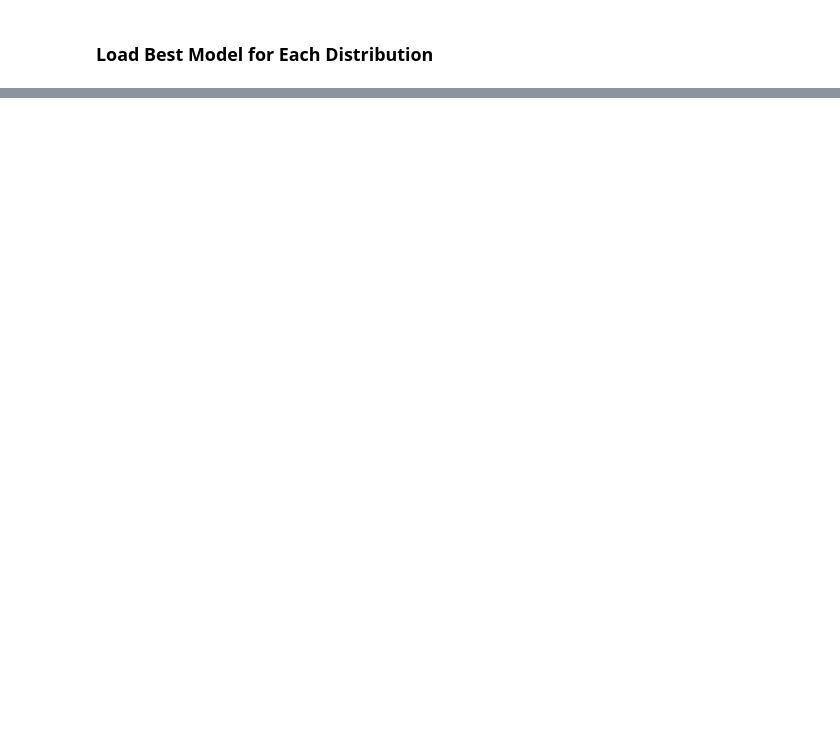
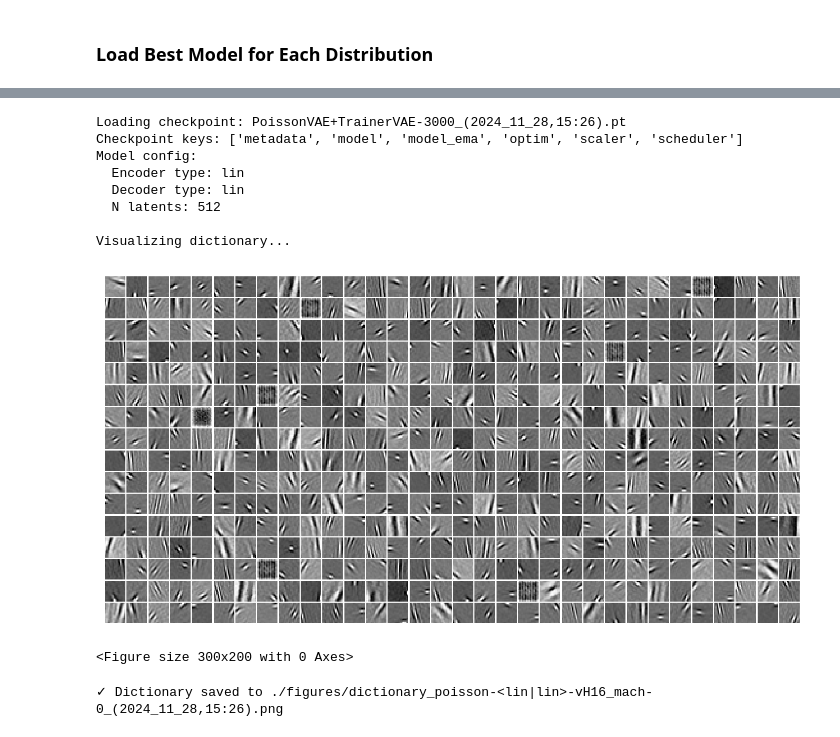
Before and after one commit to mikeibrahim/PoissonVAE, a Jupyter notebook: sweep.ipynb, the cells around one changed output, grey strips where cells are left out. Drawn from its saved outputs; the diff is of its cells as text; code cells hidden in the pictures; blank space fills up the shorter version.

```diff
--- a/sweep.ipynb
+++ b/sweep.ipynb
@@ -578,0 +846,76 @@ Gumbel sparsity (this batch): 1.0000
+# %%
+# Load the specific checkpoint model: poisson-<lin|lin>-vH16_mach-0_(2024_11_28,15:26)
+checkpoint_dir = Path('./checkpoints') / 'poisson-<lin|lin>-vH16_mach-0_(2024_11_28,15:26)'
+
+# Find the checkpoint file (it has a different naming convention)
+checkpoint_files = list(checkpoint_dir.glob('*.pt'))
+if checkpoint_files:
+    checkpoint_path = checkpoint_files[0]
+    print("Loading checkpoint:", checkpoint_path.name)
+
+    # Load checkpoint
+    checkpoint = torch.load(checkpoint_path, map_location='cpu', weights_only=False)
+
+    # Check what keys are available
+    print(f"Checkpoint keys: {list(checkpoint.keys())}")
+
+    # Create config - try to load from JSON file first
+    config_file = checkpoint_dir / 'ConfigPoisVAE.json'
+    if config_file.exists():
+        import json
+        with open(config_file, 'r') as f:
+            config_dict = json.load(f)
+        cfg = ConfigPoisVAE(dataset=config_dict.get('dataset', 'vH16'))
+        for k, v in config_dict.items():
+            if hasattr(cfg, k) and k != 'dataset':
+                setattr(cfg, k, v)
+    else:
+        cfg = ConfigPoisVAE(dataset='vH16')
+        model_cfg_dict = checkpoint.get('model_cfg', checkpoint.get('cfg', {}))
+        for k, v in model_cfg_dict.items():
+            if hasattr(cfg, k) and k != 'dataset':
+                setattr(cfg, k, v)
+
+    # Create and load model
+    specific_model = PoissonVAE(cfg)
+
+    # Try different state dict keys
+    if 'model_state_dict' in checkpoint:
+        specific_model.load_state_dict(checkpoint['model_state_dict'])
+    elif 'model' in checkpoint:
+        specific_model.load_state_dict(checkpoint['model'])
+    else:
+        # The checkpoint might be the state dict itself
+        specific_model.load_state_dict(checkpoint)
+    specific_model.eval()
+
+    print(f"Model config:")
+    print(f"  Encoder type: {specific_model.cfg.enc_type}")
+    print(f"  Decoder type: {specific_model.cfg.dec_type}")
+    print(f"  N latents: {specific_model.cfg.n_latents}")
+    if hasattr(specific_model.cfg, 'dist_type'):
+        print(f"  Distribution: {specific_model.cfg.dist_type}")
+
+    # Visualize the dictionary
+    print("\nVisualizing dictionary...")
+    fig, ax = specific_model.show(which='dec', display=True, n_col=16, n_row=32)
+    fig.suptitle(f'Poisson Dictionary: {checkpoint_dir.name}',
+                 fontsize=12, fontweight='bold', y=1.0)
+    plt.savefig(f'./figures/dictionary_{checkpoint_dir.name}.png', dpi=150, bbox_inches='tight')
+    plt.show()
+
+    print(f"\n✓ Dictionary saved to ./figures/dictionary_{checkpoint_dir.name}.png")
+else:
+    print(f"No checkpoint file found in: {checkpoint_dir}")
+# %% [output]
+Loading checkpoint: PoissonVAE+TrainerVAE-3000_(2024_11_28,15:26).pt
+Checkpoint keys: ['metadata', 'model', 'model_ema', 'optim', 'scaler', 'scheduler']
+Model config:
+  Encoder type: lin
+  Decoder type: lin
+  N latents: 512
+
+Visualizing dictionary...
+[figure, added]
+<Figure size 300x200 with 0 Axes>
+✓ Dictionary saved to ./figures/dictionary_poisson-<lin|lin>-vH16_mach-0_(2024_11_28,15:26).png
```
Also changed, not shown: parts of 36 cells of this notebook, 10 other files.
